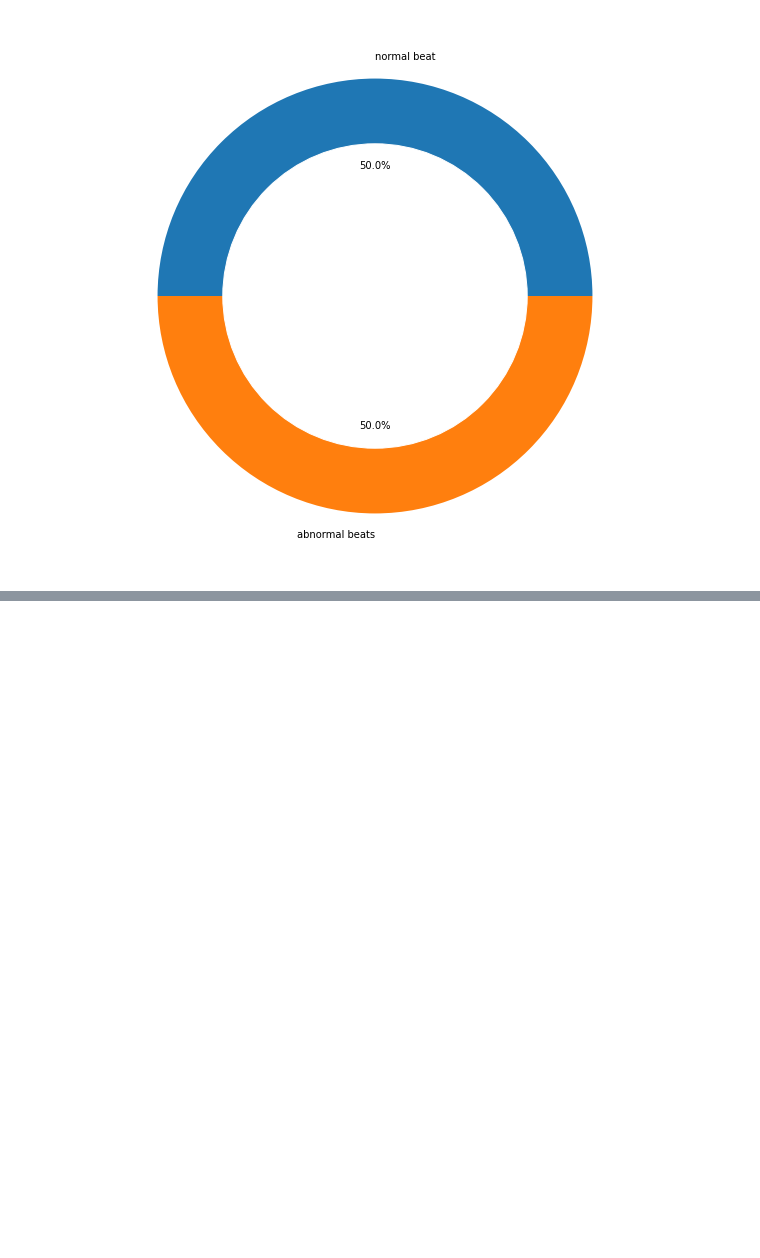
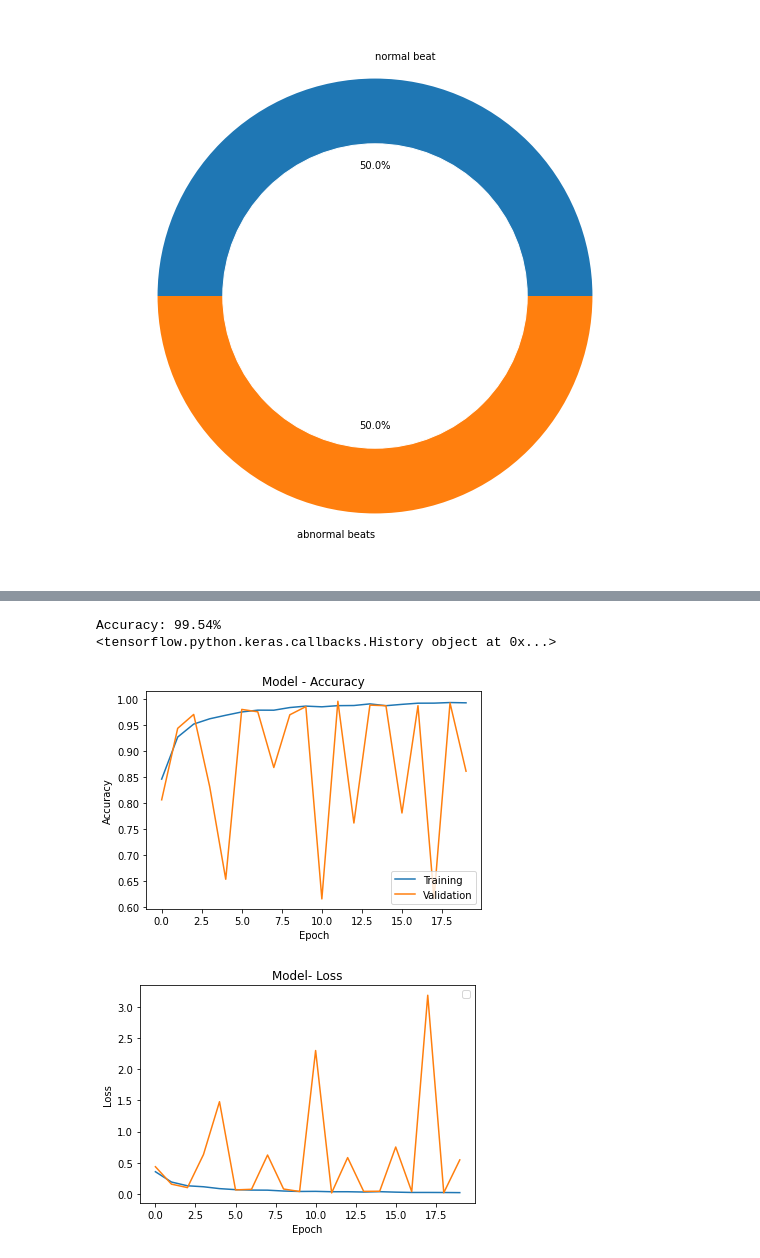
Before and after one commit to gaiamrc/BrugadaAI, a Jupyter notebook: BrugadaNets/CNNptb.ipynb, the cells around one changed output, grey strips where cells are left out. Saved outputs shown, nothing was run; the diff lists cells and outputs as text; code cells hidden in the pictures; blank space fills up the shorter version.

```diff
--- a/BrugadaNets/CNNptb.ipynb
+++ b/BrugadaNets/CNNptb.ipynb
@@ -161,7 +161,8 @@ def network(X_train,y_train,X_test,y_test):
     pool3=MaxPool1D(pool_size=(2), strides=(2), padding="same")(conv3_1)
     flatten=Flatten()(pool3)
     dense_end1 = Dense(64, activation='relu')(flatten)
-    dense_end2 = Dense(32, activation='relu')(dense_end1)
+    dropout1 = Dropout(0.4)(dense_end1)
+    dense_end2 = Dense(32, activation='relu')(dropout1)
     main_output = Dense(2, activation='softmax', name='main_output')(dense_end2)
 
 
@@ -172,7 +173,7 @@ def network(X_train,y_train,X_test,y_test):
     callbacks = [EarlyStopping(monitor='val_loss', patience=8),
              ModelCheckpoint(filepath='best_model.h5', monitor='val_loss', save_best_only=True)]
 
-    history=model.fit(X_train, y_train,epochs=5,callbacks=callbacks, batch_size=32,validation_data=(X_test,y_test))
+    history=model.fit(X_train, y_train,epochs=30,callbacks=callbacks, batch_size=16,validation_data=(X_test,y_test))
     model.load_weights('best_model.h5')
     return(model,history)
 # %%
@@ -205,7 +206,7 @@ def evaluate_model(history,X_test,y_test,model):
         y_true.append(np.argmax(element))
     prediction_proba=model.predict(X_test)
     prediction=np.argmax(prediction_proba,axis=1)
-    cnf_matrix = confusion_matrix(y_true, prediction)
+    confusion_matrix(y_true, prediction)
 # %%
 from keras.layers import Dense, Convolution1D, MaxPool1D, Flatten, Dropout
 from keras.layers import Input
@@ -228,0 +237,8 @@ Epoch 5/5
+# %%
+evaluate_model(history,X_test,y_test,model)
+y_pred=model.predict(X_test)
+# %% [output]
+Accuracy: 99.54%
+<tensorflow.python.keras.callbacks.History object at 0x...>
+[figure, added]
+[figure, added]
```
Also changed, not shown: parts of 7 cells of this notebook.
